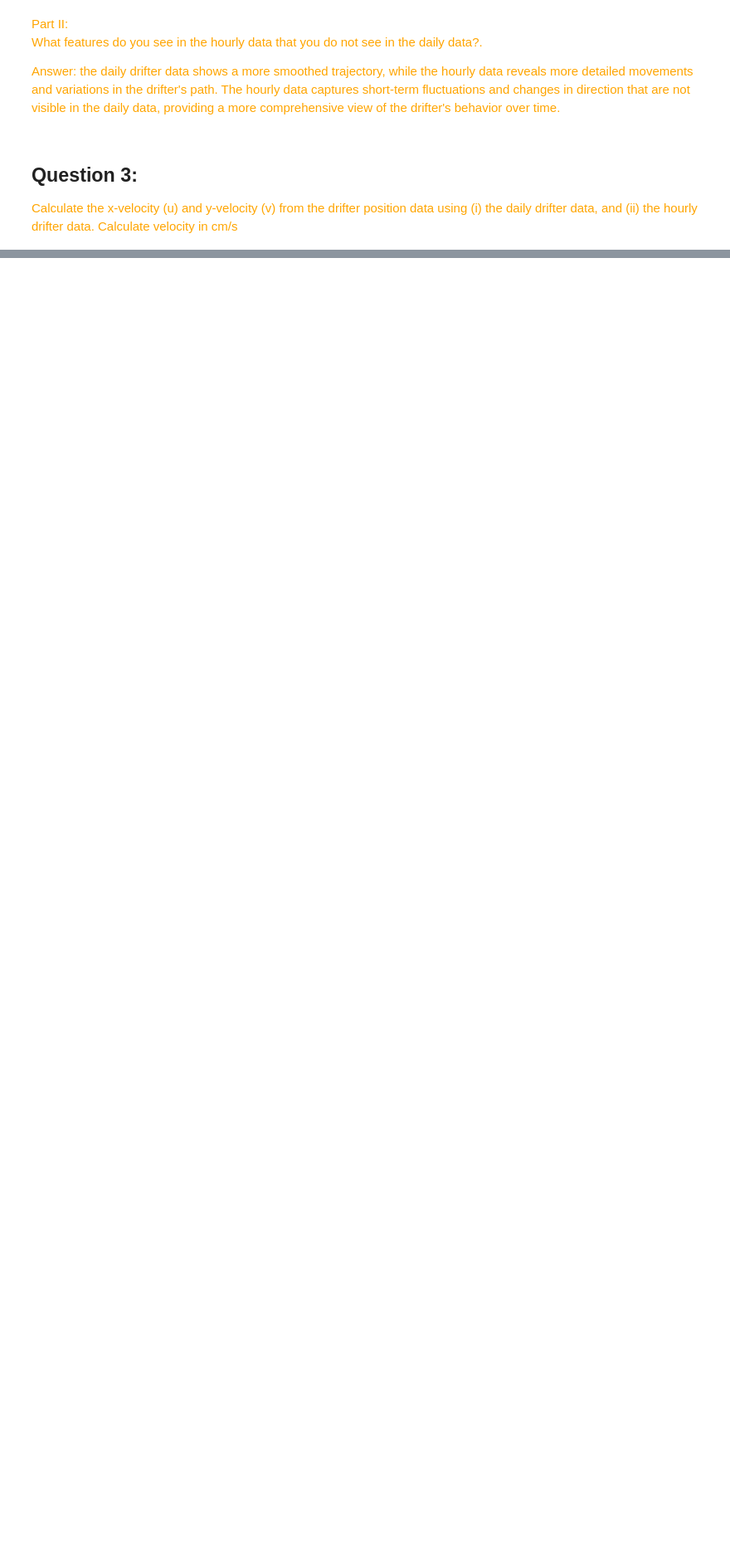
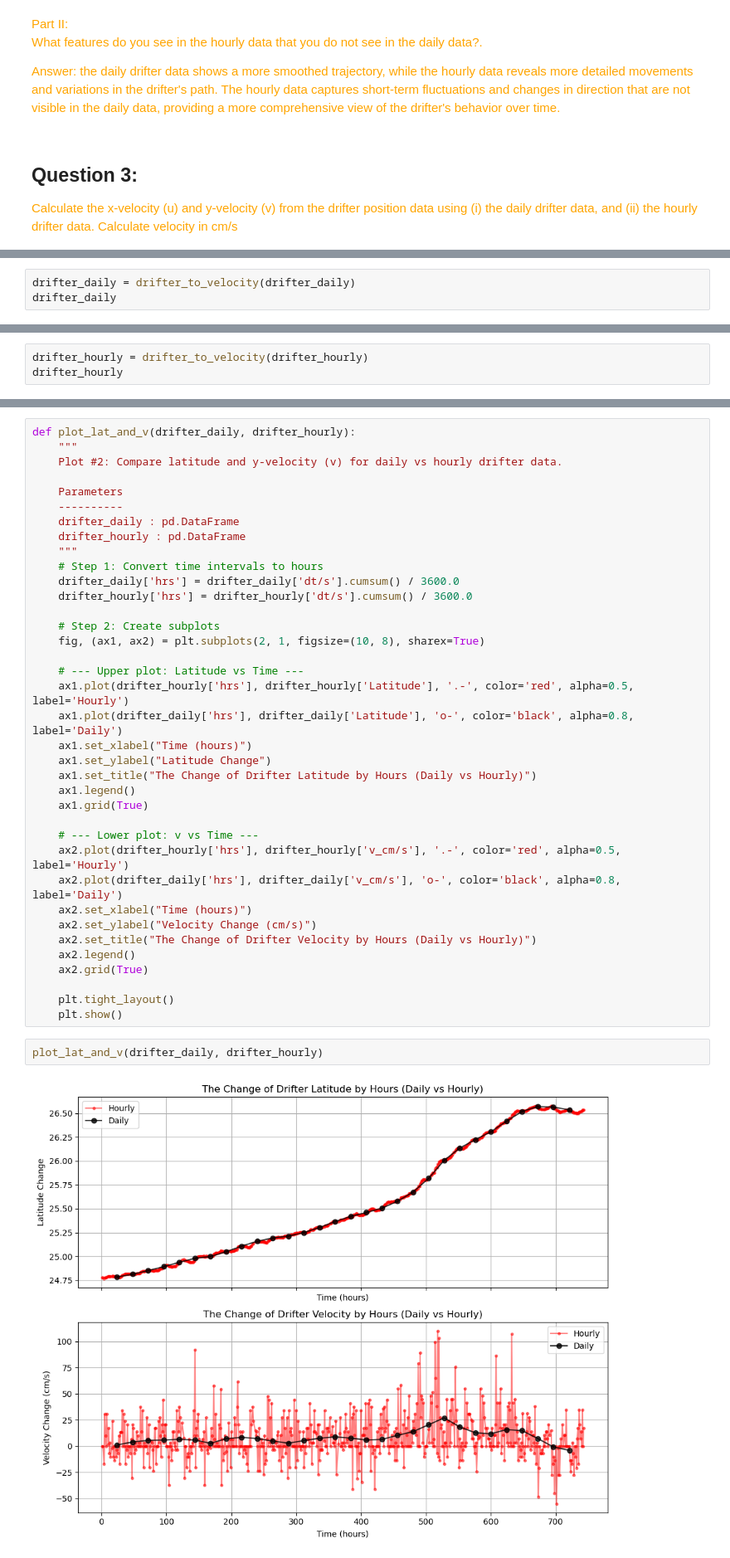
Before and after one commit to HOUPU1993/Homework-for-GEOG-210A-F25, a Jupyter notebook: Homework 1/HM1.ipynb, the cells around one changed output, grey strips where cells are left out. Shown at 83% size. Saved outputs shown, nothing was run; the diff lists cells and outputs as text; blank space fills up the shorter version.

```diff
--- a/Homework 1/HM1.ipynb
+++ b/Homework 1/HM1.ipynb
@@ -70,0 +97,3 @@ Calculate the x-velocity (u) and y-velocity (v) from the drifter position data u
+# %%
+drifter_daily = drifter_to_velocity(drifter_daily)
+drifter_daily
@@ -70,0 +119,3 @@ Calculate the x-velocity (u) and y-velocity (v) from the drifter position data u
+# %%
+drifter_hourly = drifter_to_velocity(drifter_hourly)
+drifter_hourly
@@ -70,0 +141,41 @@ Calculate the x-velocity (u) and y-velocity (v) from the drifter position data u
+# %%
+def plot_lat_and_v(drifter_daily, drifter_hourly):
+    """
+    Plot #2: Compare latitude and y-velocity (v) for daily vs hourly drifter data.
+
+    Parameters
+    ----------
+    drifter_daily : pd.DataFrame
+    drifter_hourly : pd.DataFrame
+    """
+    # Step 1: Convert time intervals to hours
+    drifter_daily['hrs'] = drifter_daily['dt/s'].cumsum() / 3600.0
+    drifter_hourly['hrs'] = drifter_hourly['dt/s'].cumsum() / 3600.0
+
+    # Step 2: Create subplots
+    fig, (ax1, ax2) = plt.subplots(2, 1, figsize=(10, 8), sharex=True)
+
+    # --- Upper plot: Latitude vs Time ---
+    ax1.plot(drifter_hourly['hrs'], drifter_hourly['Latitude'], '.-', color='red', alpha=0.5, label='Hourly')
+    ax1.plot(drifter_daily['hrs'], drifter_daily['Latitude'], 'o-', color='black', alpha=0.8, label='Daily')
+    ax1.set_xlabel("Time (hours)")
+    ax1.set_ylabel("Latitude Change")
+    ax1.set_title("The Change of Drifter Latitude by Hours (Daily vs Hourly)")
+    ax1.legend()
+    ax1.grid(True)
+
+    # --- Lower plot: v vs Time ---
+    ax2.plot(drifter_hourly['hrs'], drifter_hourly['v_cm/s'], '.-', color='red', alpha=0.5, label='Hourly')
+    ax2.plot(drifter_daily['hrs'], drifter_daily['v_cm/s'], 'o-', color='black', alpha=0.8, label='Daily')
+    ax2.set_xlabel("Time (hours)")
+    ax2.set_ylabel("Velocity Change (cm/s)")
+    ax2.set_title("The Change of Drifter Velocity by Hours (Daily vs Hourly)")
+    ax2.legend()
+    ax2.grid(True)
+
+    plt.tight_layout()
+    plt.show()
+# %%
+plot_lat_and_v(drifter_daily, drifter_hourly)
+# %% [output]
+[figure, added]
```
Also changed, not shown: parts of 5 cells of this notebook.
